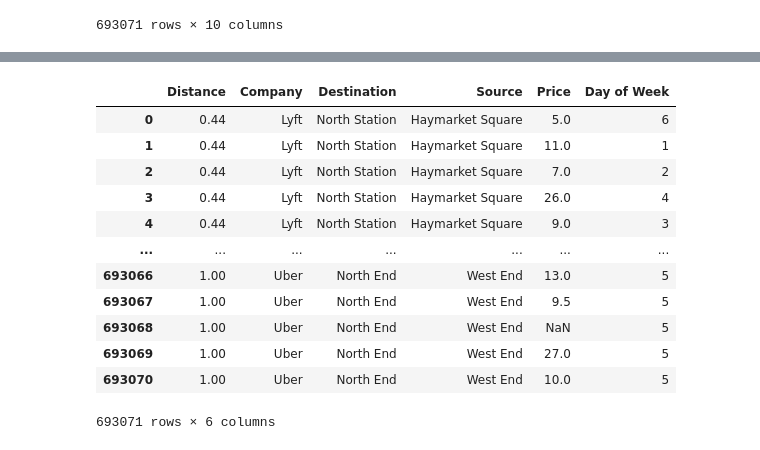
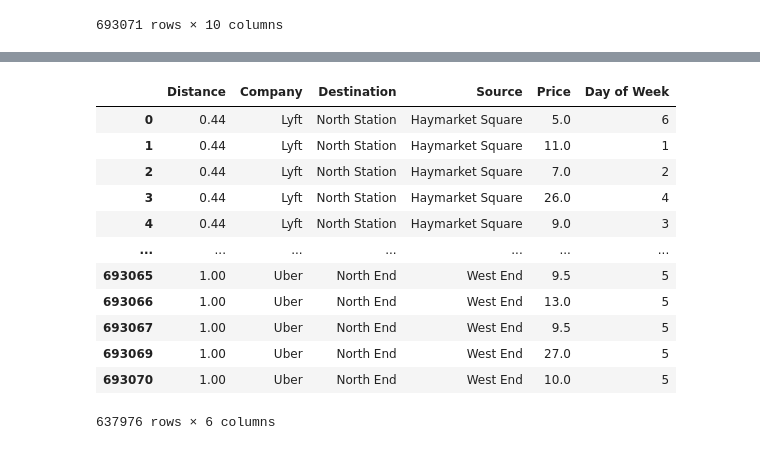
Before and after one commit to blhawkins/theBostonLagers, a Jupyter notebook: Data Cleaning.ipynb, the cells around one changed output, grey strips where cells are left out. Saved outputs shown, nothing was run; the diff lists cells and outputs as text; code cells hidden in the pictures.

```diff
--- a/Data Cleaning.ipynb
+++ b/Data Cleaning.ipynb
@@ -28,3 +28,14 @@ cab_df
 | 693069 | 1.00 | Uber | 1543708385534 | North End | West End | 27.0 | 1.0 | 727e5f07-a96b-4ad1-a2c7-9abc3ad55b4e | 6d318bcc-22a3-4af6-bddd-b409bfce1546 | ... |
 | 693070 | 1.00 | Uber | 1543708385534 | North End | West End | 10.0 | 1.0 | e7fdc087-fe86-40a5-a3c3-3b2a8badcbda | 997acbb5-e102-41e1-b155-9df7de0a73f2 | ... |
 693071 rows × 10 columns
+# %%
+#Clean Data
+
+#Convert the 13-digit timestamp to a date-time format
+import datetime
+cab_df['Time Stamp'] = pd.to_datetime(cab_df['time_stamp']/1000, unit = 's')
+cab_df['Day of Week'] = cab_df['Time Stamp'].dt.dayofweek
+
+#Print the unique dates on which data was collected
+cab_df['Date'] = cab_df['Time Stamp'].dt.date
+cab_df['Date'].unique()
@@ -31,35 +52,34 @@ cab_df
 # %%
-#Clean Data
-
-#Convert the 13-digit timestamp to a date-time format
-import datetime
-cab_df['Time Stamp'] = pd.to_datetime(cab_df['time_stamp']/1000, unit = 's')
-cab_df['Day of Week'] = cab_df['Time Stamp'].dt.dayofweek
+#Continue cleaning data
 
 #Remove columns that are not applicable to analysis
 cleaned_cab_df = cab_df[['distance', 'cab_type', 'destination', 'source', 'price', 'Day of Week']]
 
 #Rename columns
 cleaned_cab_df = cleaned_cab_df.rename(columns = {'distance': 'Distance',
                                                   'cab_type': 'Company',
                                                   'destination': 'Destination',
                                                   'source': 'Source',
                                                   'price': 'Price'})
 #Remove rows that are missing values
 cleaned_cab_df = cleaned_cab_df.dropna(how='any')
 
+#Export the cleaned data file as a csv file
+cleaned_cab_df.to_csv("Resources/cleaned_Kaggle_data.csv", index=False, header=True)
+
+#Print the cleaned dataframe
 cleaned_cab_df
 # %% [output]
 |  | Distance | Company | Destination | Source | Price | Day of Week |
 | 0 | 0.44 | Lyft | North Station | Haymarket Square | 5.0 | 6 |
 | 1 | 0.44 | Lyft | North Station | Haymarket Square | 11.0 | 1 |
 | 2 | 0.44 | Lyft | North Station | Haymarket Square | 7.0 | 2 |
 | 3 | 0.44 | Lyft | North Station | Haymarket Square | 26.0 | 4 |
 | 4 | 0.44 | Lyft | North Station | Haymarket Square | 9.0 | 3 |
 | ... | ... | ... | ... | ... | ... | ... |
+| 693065 | 1.00 | Uber | North End | West End | 9.5 | 5 |
 | 693066 | 1.00 | Uber | North End | West End | 13.0 | 5 |
 | 693067 | 1.00 | Uber | North End | West End | 9.5 | 5 |
-| 693068 | 1.00 | Uber | North End | West End | NaN | 5 |
 | 693069 | 1.00 | Uber | North End | West End | 27.0 | 5 |
 | 693070 | 1.00 | Uber | North End | West End | 10.0 | 5 |
-693071 rows × 6 columns
+637976 rows × 6 columns
```
Also changed, not shown: parts of 1 cell of this notebook, 2 other files.
